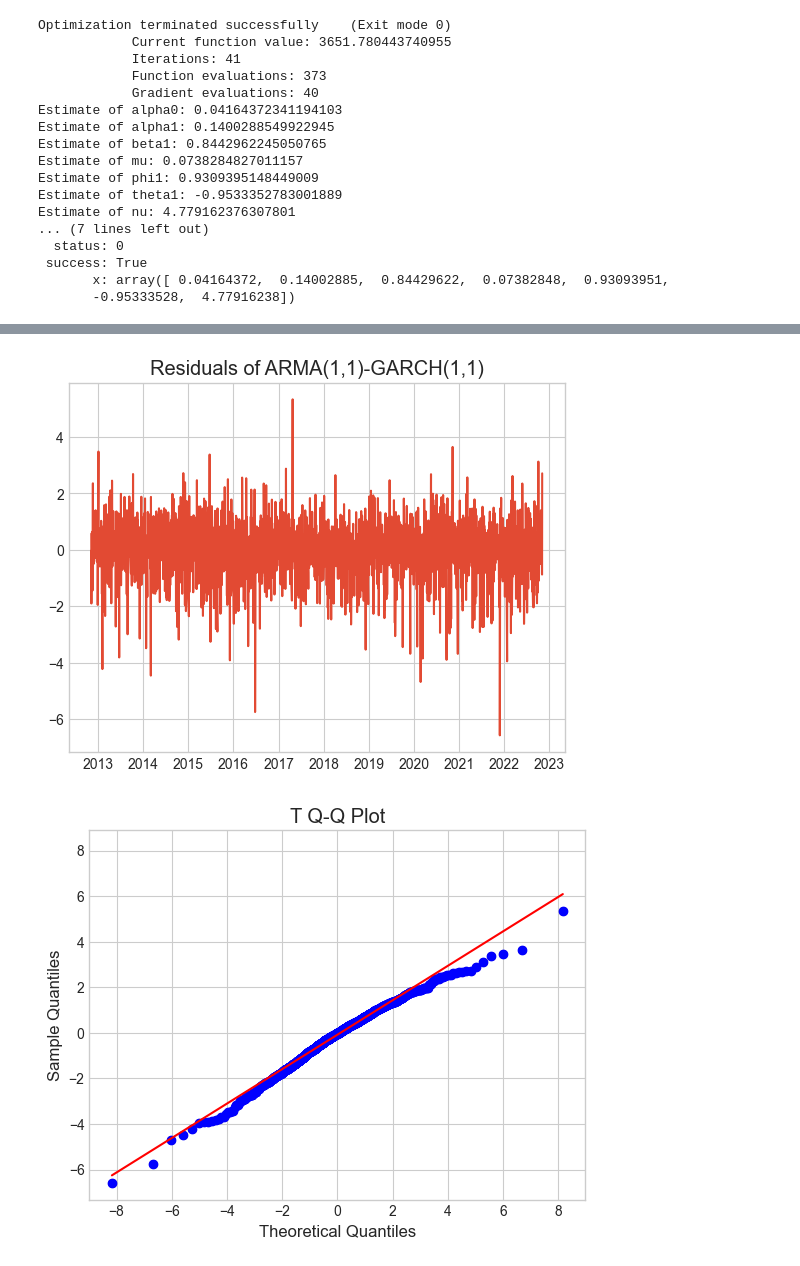
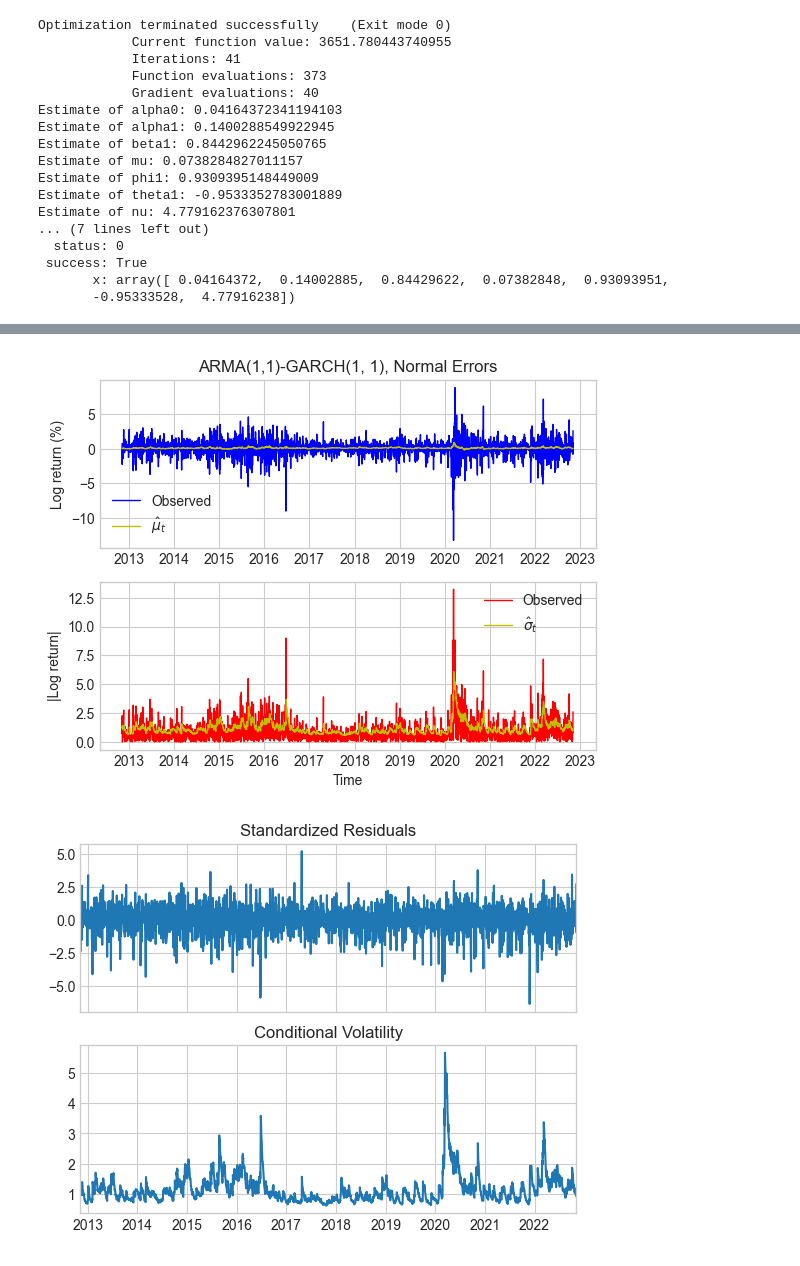
Before and after one commit to georgec123/qrm, a Jupyter notebook: src/q1.ipynb, the cells around one changed output, grey strips where cells are left out. Drawn from its saved outputs; the diff is of its cells as text; code cells hidden in the pictures.

```diff
--- a/src/q1.ipynb
+++ b/src/q1.ipynb
@@ -286,9 +282,31 @@ plt.show()
-# %%
-# std_residuals = (residuals-residuals.mean())/residuals.std()
-plt.plot(std_residuals)
-plt.title('Residuals of ARMA(1,1)-GARCH(1,1)')
-plt.show()
-qqplot(std_residuals, dist=t(df=sol_loglikelihood.x[6]))
-# %% [output]
-[figure, removed]
-[figure, removed]
+# %%
+fig, axs = plt.subplots(2,1)
+ax1, ax2 = axs
+
+
+ax2.plot(np.abs(df['log_returns'].dropna()), 'r-', linewidth=1, label='Observed');
+ax2.plot(std, 'y-', linewidth=1, label=r'$\hat{\sigma}_{t}$');
+ax2.set_xlabel('Time')
+ax2.set_ylabel('|Log return|')
+ax2.legend(prop={'size': 10});
+
+
+ax1.plot(df['log_returns'].dropna(), 'b-', linewidth=1, label='Observed')
+ax1.plot(mu, 'y-', linewidth=1, label=r'$\hat{\mu}_{t}$');
+ax1.set_title("ARMA(1,1)-GARCH(1, 1), Normal Errors")
+ax1.set_ylabel('Log return (%)')
+ax1.legend(prop={'size': 10});
+plt.savefig('./plots/q1/Q1E1.png');
+
+model_fit.plot();
+plt.savefig('./plots/q1/Q1E2.png');
+
+plt.show()
+plot_acf_graphs(model_fit.std_resid**2, title='Residuals squared')
+plt.savefig('./plots/q1/Q1E3.png');
+
+qqplot(std_residuals, dist=t(df=sol_loglikelihood.x[6]))
+plt.savefig('./plots/q1/Q1E4.png')
+# %% [output]
+[figure, added]
+[figure, added]
```
Also changed, not shown: parts of 7 cells of this notebook, 25 other files.
